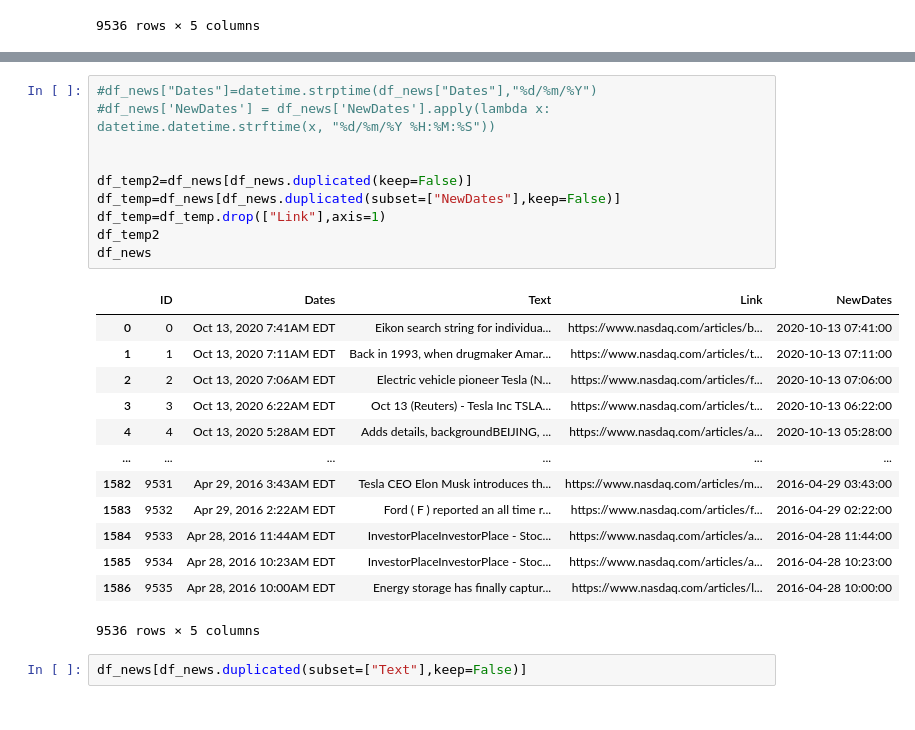
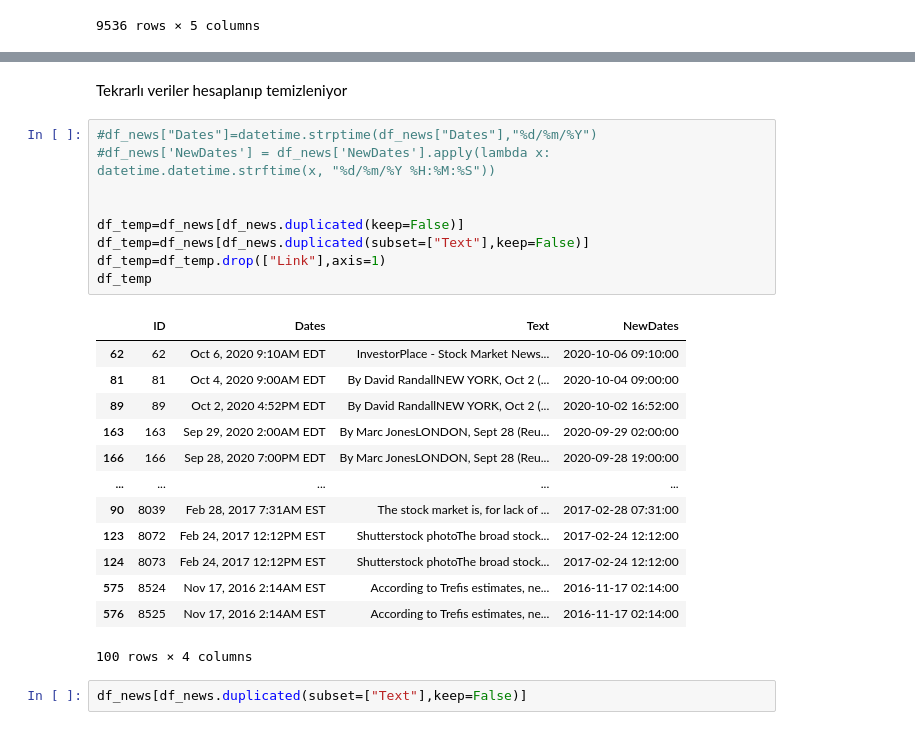
Before and after one commit to enesyuzak/getfinnews, a Jupyter notebook: preProcessNews.ipynb, the cells around one changed output, grey strips where cells are left out. Cells and saved outputs as stored; diff of their text form.

```diff
--- a/processNews.ipynb
+++ b/preProcessNews.ipynb
@@ -171,27 +182,28 @@ df_news
+# %% [markdown]
+Tekrarlı veriler hesaplanıp temizleniyor
 # %%
 #df_news["Dates"]=datetime.strptime(df_news["Dates"],"%d/%m/%Y")
 #df_news['NewDates'] = df_news['NewDates'].apply(lambda x: datetime.datetime.strftime(x, "%d/%m/%Y %H:%M:%S"))
 
 
-df_temp2=df_news[df_news.duplicated(keep=False)]
-df_temp=df_news[df_news.duplicated(subset=["NewDates"],keep=False)]
+df_temp=df_news[df_news.duplicated(keep=False)]
+df_temp=df_news[df_news.duplicated(subset=["Text"],keep=False)]
 df_temp=df_temp.drop(["Link"],axis=1)
-df_temp2
-df_news
+df_temp
 # %% [output]
-|  | ID | Dates | Text | Link | NewDates |
-| 0 | 0 | Oct 13, 2020 7:41AM EDT | Eikon search string for individua... | https://www.nasdaq.com/articles/b... | 2020-10-13 07:41:00 |
-| 1 | 1 | Oct 13, 2020 7:11AM EDT | Back in 1993, when drugmaker Amar... | https://www.nasdaq.com/articles/t... | 2020-10-13 07:11:00 |
-| 2 | 2 | Oct 13, 2020 7:06AM EDT | Electric vehicle pioneer Tesla (N... | https://www.nasdaq.com/articles/f... | 2020-10-13 07:06:00 |
-| 3 | 3 | Oct 13, 2020 6:22AM EDT | Oct 13 (Reuters) - Tesla Inc TSLA... | https://www.nasdaq.com/articles/t... | 2020-10-13 06:22:00 |
-| 4 | 4 | Oct 13, 2020 5:28AM EDT | Adds details, backgroundBEIJING, ... | https://www.nasdaq.com/articles/a... | 2020-10-13 05:28:00 |
-| ... | ... | ... | ... | ... | ... |
-| 1582 | 9531 | Apr 29, 2016 3:43AM EDT | Tesla CEO Elon Musk introduces th... | https://www.nasdaq.com/articles/m... | 2016-04-29 03:43:00 |
-| 1583 | 9532 | Apr 29, 2016 2:22AM EDT | Ford ( F ) reported an all time r... | https://www.nasdaq.com/articles/f... | 2016-04-29 02:22:00 |
-| 1584 | 9533 | Apr 28, 2016 11:44AM EDT | InvestorPlaceInvestorPlace - Stoc... | https://www.nasdaq.com/articles/a... | 2016-04-28 11:44:00 |
-| 1585 | 9534 | Apr 28, 2016 10:23AM EDT | InvestorPlaceInvestorPlace - Stoc... | https://www.nasdaq.com/articles/a... | 2016-04-28 10:23:00 |
-| 1586 | 9535 | Apr 28, 2016 10:00AM EDT | Energy storage has finally captur... | https://www.nasdaq.com/articles/l... | 2016-04-28 10:00:00 |
+|  | ID | Dates | Text | NewDates |
+| 62 | 62 | Oct 6, 2020 9:10AM EDT | InvestorPlace - Stock Market News... | 2020-10-06 09:10:00 |
+| 81 | 81 | Oct 4, 2020 9:00AM EDT | By David RandallNEW YORK, Oct 2 (... | 2020-10-04 09:00:00 |
+| 89 | 89 | Oct 2, 2020 4:52PM EDT | By David RandallNEW YORK, Oct 2 (... | 2020-10-02 16:52:00 |
+| 163 | 163 | Sep 29, 2020 2:00AM EDT | By Marc JonesLONDON, Sept 28 (Reu... | 2020-09-29 02:00:00 |
+| 166 | 166 | Sep 28, 2020 7:00PM EDT | By Marc JonesLONDON, Sept 28 (Reu... | 2020-09-28 19:00:00 |
+| ... | ... | ... | ... | ... |
+| 90 | 8039 | Feb 28, 2017 7:31AM EST | The stock market is, for lack of ... | 2017-02-28 07:31:00 |
+| 123 | 8072 | Feb 24, 2017 12:12PM EST | Shutterstock photoThe broad stock... | 2017-02-24 12:12:00 |
+| 124 | 8073 | Feb 24, 2017 12:12PM EST | Shutterstock photoThe broad stock... | 2017-02-24 12:12:00 |
+| 575 | 8524 | Nov 17, 2016 2:14AM EST | According to Trefis estimates, ne... | 2016-11-17 02:14:00 |
+| 576 | 8525 | Nov 17, 2016 2:14AM EST | According to Trefis estimates, ne... | 2016-11-17 02:14:00 |
-9536 rows × 5 columns
+100 rows × 4 columns
 # %%
 df_news[df_news.duplicated(subset=["Text"],keep=False)]
 # %% [output]
```
Also changed, not shown: parts of 25 cells of this notebook.
